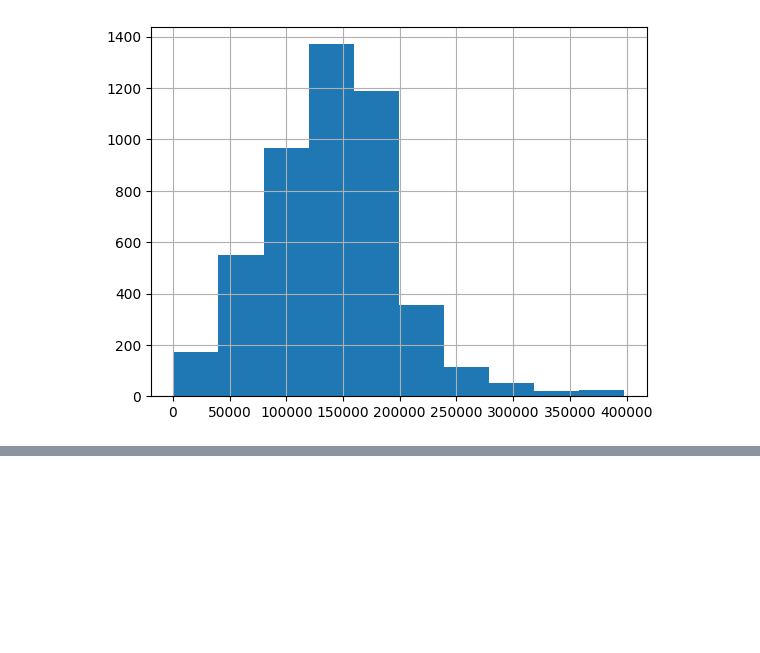
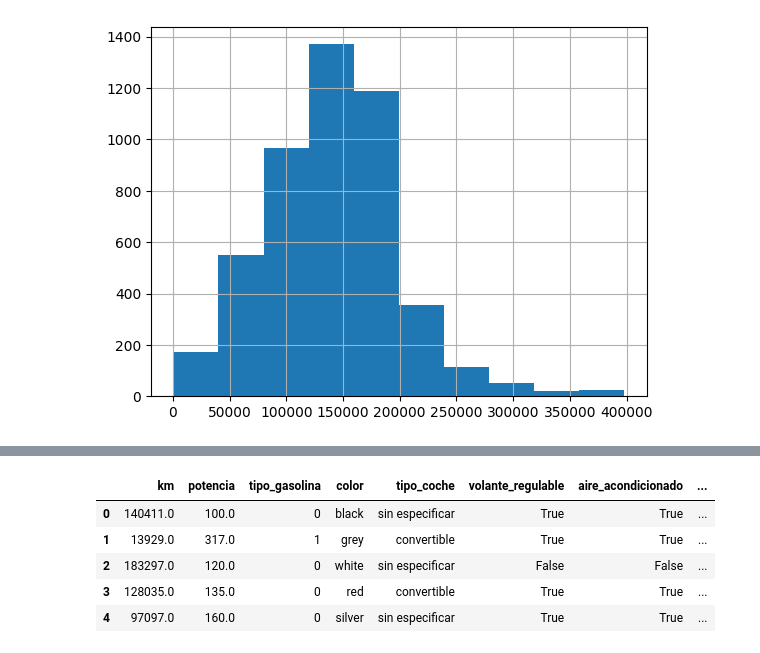
Before and after one commit to SyM97/primer_entregable, a Jupyter notebook: practica_entregable_Simeon_Mitev.ipynb, the cells around one changed output, grey strips where cells are left out. Saved outputs shown, nothing was run; the diff lists cells and outputs as text; code cells hidden in the pictures; blank space fills up the shorter version.

```diff
--- a/practica_entregable_Simeon_Mitev.ipynb
+++ b/practica_entregable_Simeon_Mitev.ipynb
@@ -218,0 +203,4 @@ hola
+# %%
+valores_a_eliminar = ['Diesel', 'hybrid_petrol', 'electro']
+df_bmw_rec = df_bmw_rec[~df_bmw_rec['tipo_gasolina'].isin(valores_a_eliminar)]
+df_bmw_rec['tipo_gasolina'].replace(valores_a_eliminar, inplace=True)
@@ -218,0 +214,11 @@ hola
+# %%
+df_bmw_rec["tipo_gasolina"]=np.where(df_bmw_rec["tipo_gasolina"]=="diesel",0,1 )
+# %%
+df_bmw_rec.head()
+# %% [output]
+|  | km | potencia | tipo_gasolina | color | tipo_coche | volante_regulable | aire_acondicionado | ... |
+| 0 | 140411.0 | 100.0 | 0 | black | sin especificar | True | True | ... |
+| 1 | 13929.0 | 317.0 | 1 | grey | convertible | True | True | ... |
+| 2 | 183297.0 | 120.0 | 0 | white | sin especificar | False | False | ... |
+| 3 | 128035.0 | 135.0 | 0 | red | convertible | True | True | ... |
+| 4 | 97097.0 | 160.0 | 0 | silver | sin especificar | True | True | ... |
```
Also changed, not shown: parts of 12 cells of this notebook, 1 other file.
